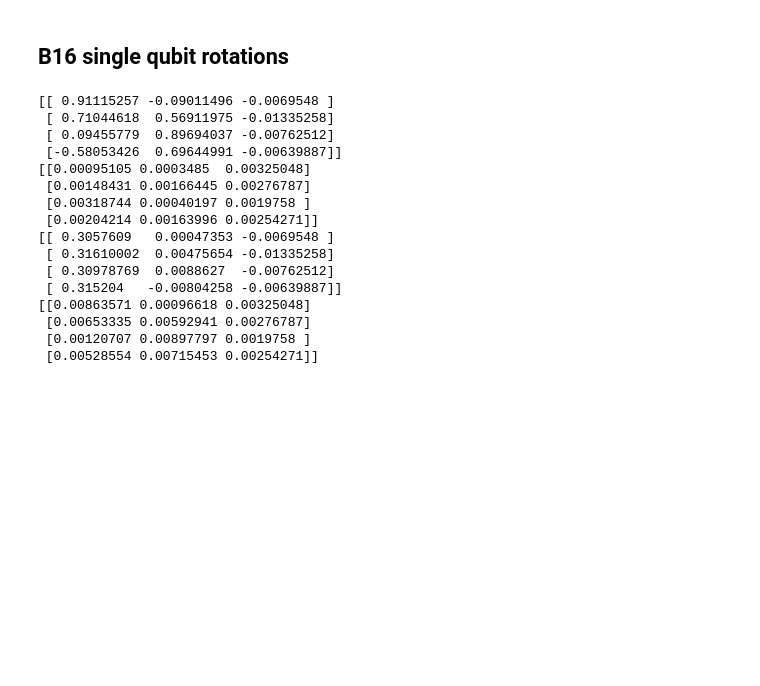
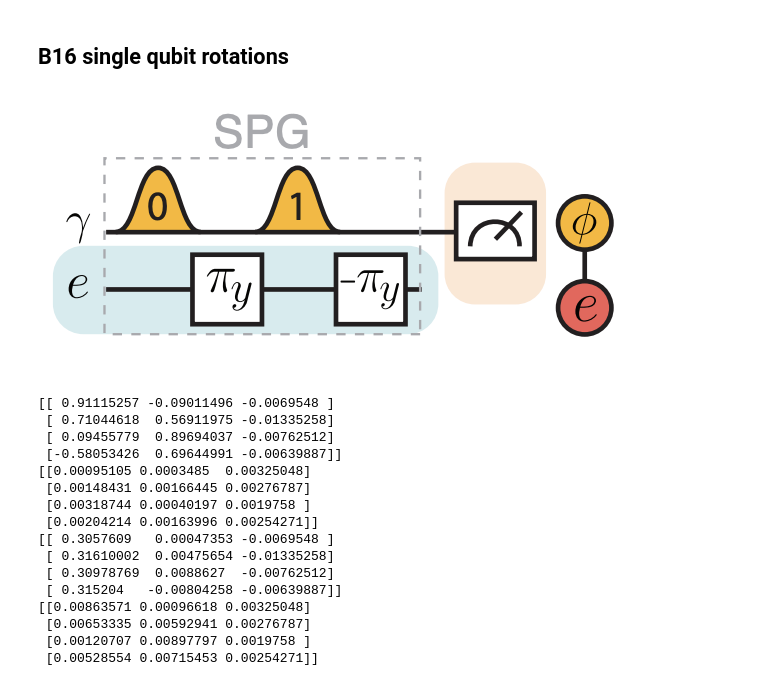
Before and after one commit to lukingroup/simnet, a Jupyter notebook: Notebooks/Blind_SingleNode_dataMatch.ipynb, the cells around one changed output. Saved outputs shown, nothing was run; the diff lists cells and outputs as text; code cells hidden in the pictures; blank space fills up the shorter version.

```diff
--- a/Notebooks/Blind_SingleNode_dataMatch.ipynb
+++ b/Notebooks/Blind_SingleNode_dataMatch.ipynb
@@ -79,5 +76,9 @@ new contrast 27.979731852612378
 B16 contrast is set to =  27.979731852612378
 # %% [markdown]
 ## B16 single qubit rotations
+# %%
+Image(filename='FiguresJupyter/SingleQubit_rotation.png')
+# %% [output]
+[figure, added]
 # %%
 imperfections ={'contrast_noise': 0, #(0 not noisy or 1 noisy)
```
Also changed, not shown: parts of 48 cells of this notebook, 11 other files.
